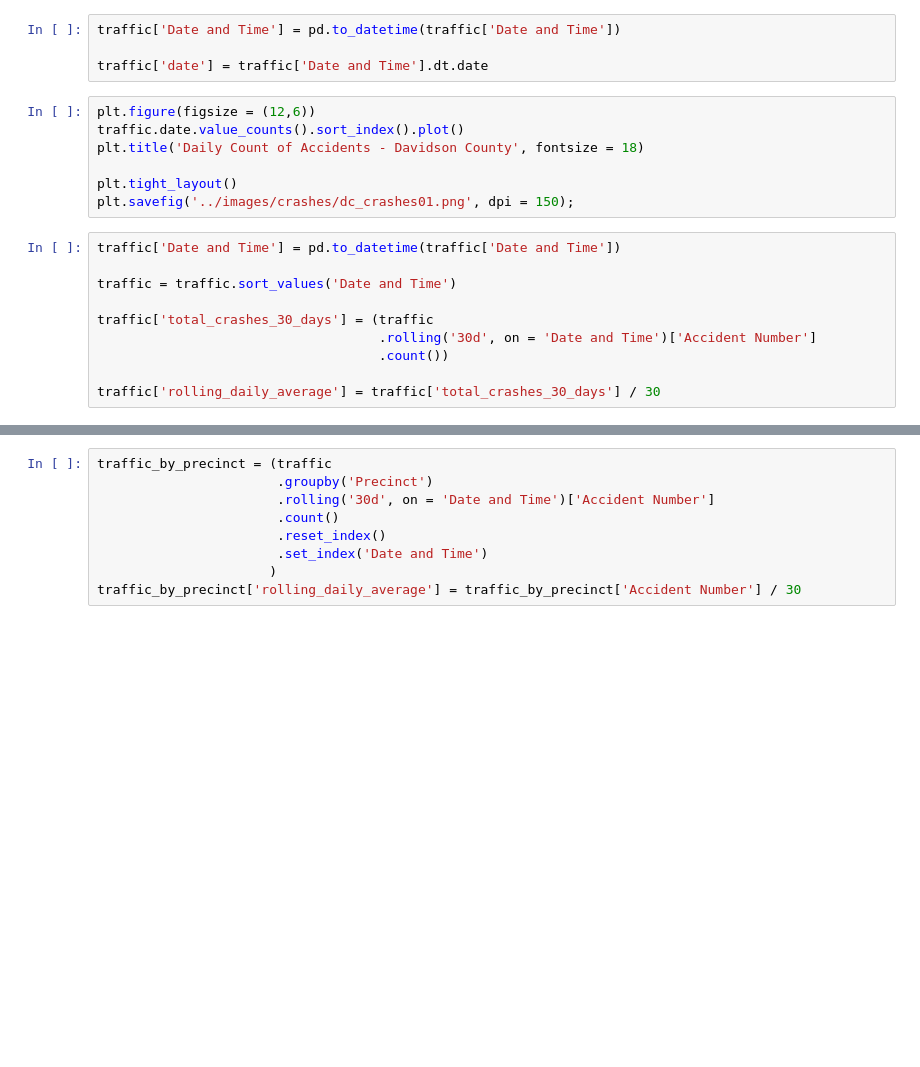
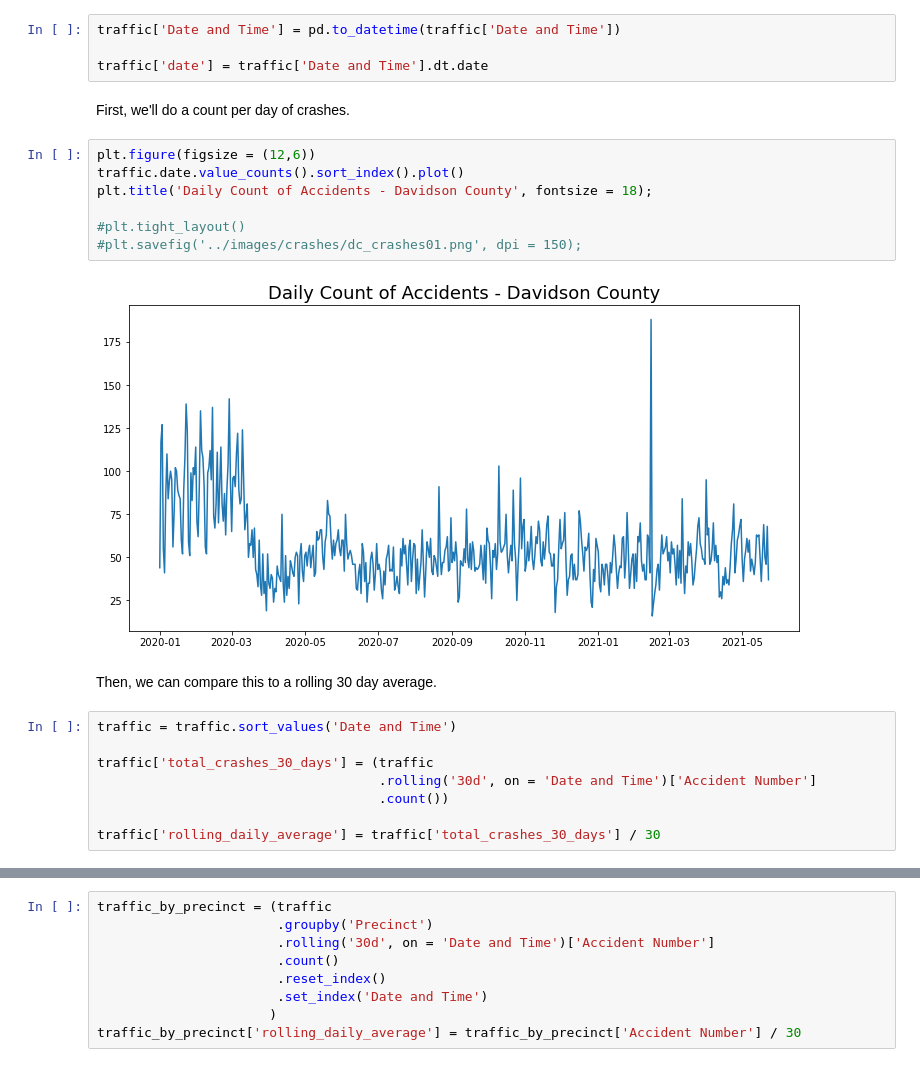
Before and after one commit to NSS-Data-Instructional-Stuff/data-analytics, a Jupyter notebook: python_for_analytics/notebooks/rolling_windows.ipynb, the cells around one changed output, grey strips where cells are left out. Cells and saved outputs as stored; diff of their text form; blank space fills up the shorter version.

```diff
--- a/python_for_analytics/notebooks/rolling_windows.ipynb
+++ b/python_for_analytics/notebooks/rolling_windows.ipynb
@@ -31,16 +91,20 @@ traffic = pd.read_csv('../data/Traffic_Accidents.csv')
 traffic['Date and Time'] = pd.to_datetime(traffic['Date and Time'])
 
 traffic['date'] = traffic['Date and Time'].dt.date
+# %% [markdown]
+First, we'll do a count per day of crashes.
 # %%
 plt.figure(figsize = (12,6))
 traffic.date.value_counts().sort_index().plot()
-plt.title('Daily Count of Accidents - Davidson County', fontsize = 18)
+plt.title('Daily Count of Accidents - Davidson County', fontsize = 18);
 
-plt.tight_layout()
-plt.savefig('../images/crashes/dc_crashes01.png', dpi = 150);
+#plt.tight_layout()
+#plt.savefig('../images/crashes/dc_crashes01.png', dpi = 150);
+# %% [output]
+[figure, added]
+# %% [markdown]
+Then, we can compare this to a rolling 30 day average.
 # %%
-traffic['Date and Time'] = pd.to_datetime(traffic['Date and Time'])
-
 traffic = traffic.sort_values('Date and Time')
 
 traffic['total_crashes_30_days'] = (traffic
```
Also changed, not shown: parts of 19 cells of this notebook.
